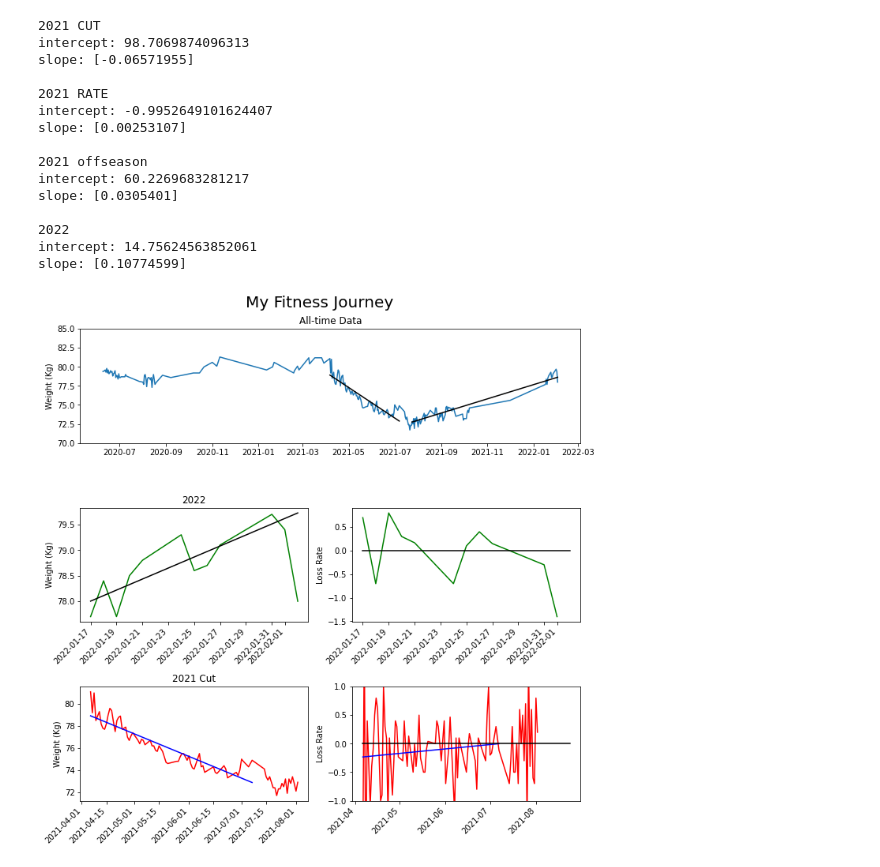
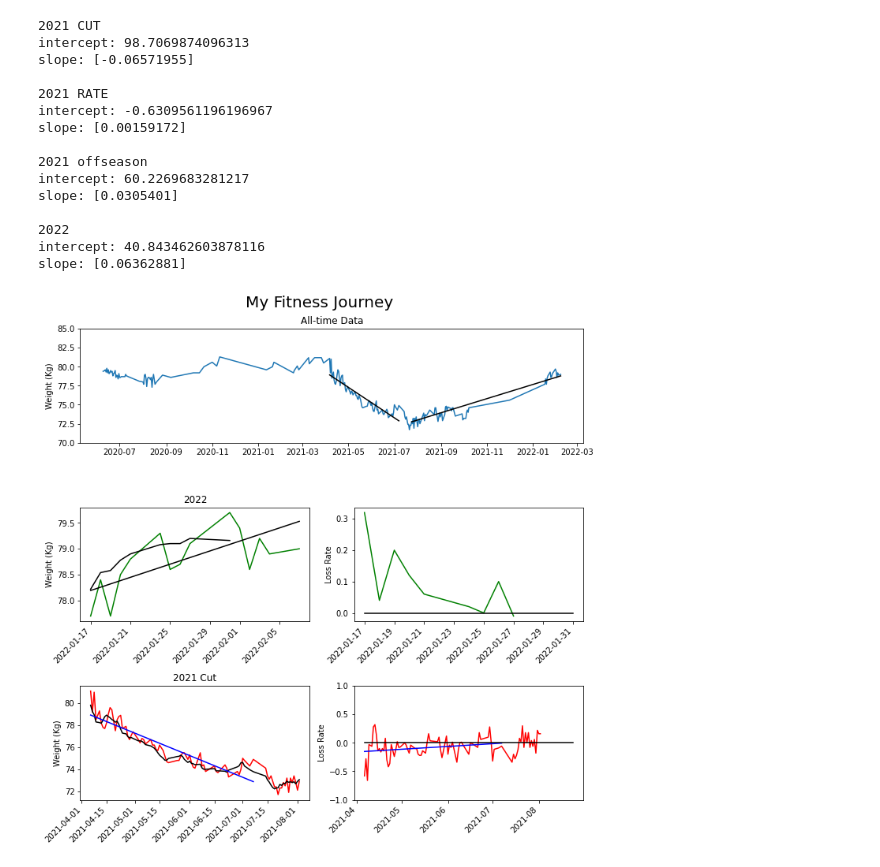
Before and after one commit to alexfulleda98/Fitness, a Jupyter notebook: MyFitnessJourney.ipynb, the cells around one changed output. Drawn from its saved outputs; the diff is of its cells as text; code cells hidden in the pictures.

Commit message:
added moving average

```diff
--- a/MyFitnessJourney.ipynb
+++ b/MyFitnessJourney.ipynb
@@ -10,8 +11,9 @@ for i in range(len(data)):
     data[i] = data[i].split('\t')
 dates = [datetime.datetime.strptime(data[i][0],"%d/%m/%Y").date() for i in range(len(data))]
 weights = [float(data[i][1][:-1]) for i in range(len(data))]
-rates = [(weights[i+1]-weights[i])/(dates[i+1] - dates[i]).days for i in range(len(weights)-1)]
 days = [(dates[i]-dates[0]).days for i in range(len(dates))]
+moving_average = [st.mean(weights[i:i+5]) for i in range(len(dates)-5)]
+rates = [(moving_average[i+1]-moving_average[i])/(dates[i+1] - dates[i]).days for i in range(len(moving_average)-1)]
 # %%
 def regression(X, Y, Llim, Rlim, name):
     y = np.array(Y[Llim:Rlim])
@@ -32,16 +34,16 @@ intercept: 98.7069874096313
 slope: [-0.06571955]
 
 2021 RATE
-intercept: -0.9952649101624407
-slope: [0.00253107]
+intercept: -0.6309561196196967
+slope: [0.00159172]
 
 2021 offseason
 intercept: 60.2269683281217
 slope: [0.0305401]
 
 2022
-intercept: 14.75624563852061
-slope: [0.10774599]
+intercept: 40.843462603878116
+slope: [0.06362881]
 # %%
 fig = plt.figure(figsize=(10, 10))
 m, n = 65, 150
@@ -55,42 +57,44 @@ ax1.set_xlabel(" ")
 ax1.set_ylabel("Weight (Kg)")
 ax1.set_ylim(70,85)
 
-#2022 CUT
+#2022
 l = 189
 ax3 = plt.subplot(323)
 ax3.plot(dates[l:],weights[l:], 'g')
+ax3.plot(dates[l:-5],moving_average[l:], 'k')
 ax3.plot(dates[l:],regression_2022[0]*days[l:] + regression_2022[1], 'k')
 ax3.set_title("2022")
 ax3.set_ylabel("Weight (Kg)")
 for label in ax3.get_xticklabels(which='major'):
     label.set(rotation=45, horizontalalignment='right')
 #Rates 2022
 ax5 = plt.subplot(324)
-ax5.plot(dates[l:-1],rates[l:], 'g')
-ax5.plot([dates[l], dates[-1]], [0,0], 'k')
+ax5.plot(dates[l:-6],rates[l:], 'g')
+ax5.plot([dates[l], dates[-6]], [0,0], 'k')
 ax5.set_ylabel("Loss Rate")
 for label in ax5.get_xticklabels(which='major'):
     label.set(rotation=45, horizontalalignment='right')
 
 #2021 CUT
 ax2 = plt.subplot(325)
 ax2.plot(dates[m:n],weights[m:n], 'r')
+ax2.plot(dates[m:n],moving_average[m:n], 'k')
 ax2.plot(dates[m:130], days[m:130]*regression_cut_2021[0] + regression_cut_2021[1], 'b')
 ax2.set_title("2021 Cut")
 ax2.set_ylabel("Weight (Kg)")
 for label in ax2.get_xticklabels(which='major'):
     label.set(rotation=45, horizontalalignment='right')
 #Rates 2021
 ax4 = plt.subplot(326)
 ax4.plot(dates[m:n],rates[m:n], 'r')
 ax4.plot(dates[m:130], days[m:130]*regression_rate_2021[0] + regression_rate_2021[1], 'b')
 ax4.plot([dates[65], dates[160]], [0,0], 'k')
 ax4.set_ylim(-1,1)
 ax4.set_ylabel("Loss Rate")
 for label in ax4.get_xticklabels(which='major'):
     label.set(rotation=45, horizontalalignment='right')
 
 fig.suptitle('My Fitness Journey', size = 20)
 fig.tight_layout()
 # %% [output]
-[figure, old version]
+[figure, new version]
```
Also changed, not shown: parts of 1 cell of this notebook.
